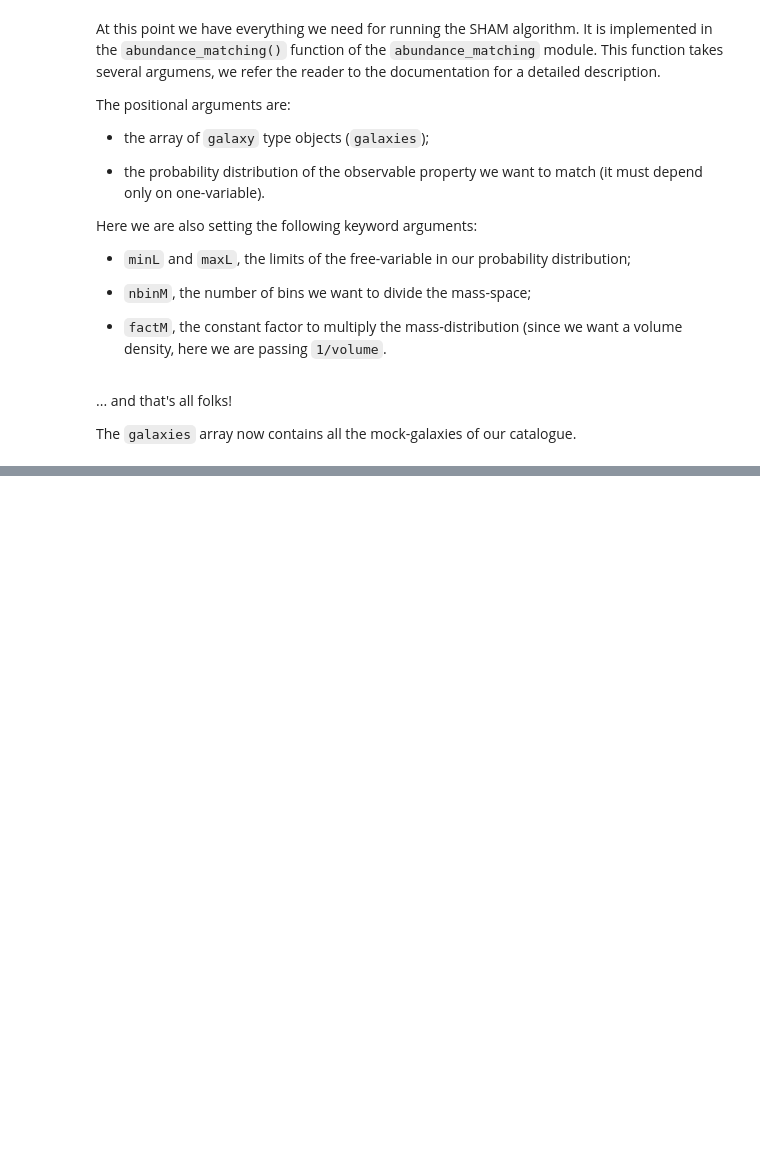
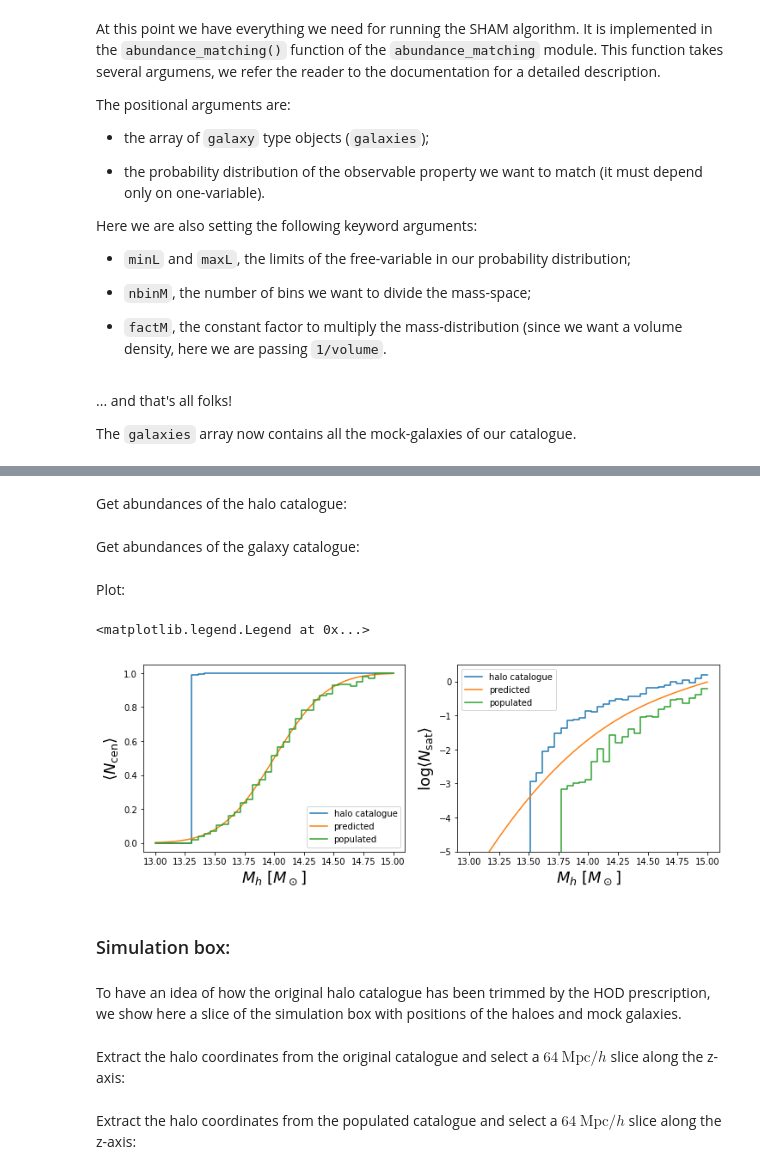
Before and after one commit to TommasoRonconi/scampy, a Jupyter notebook: examples/scampy_quickstart.ipynb, the cells around one changed output, grey strips where cells are left out. Drawn from its saved outputs; the diff is of its cells as text; code cells hidden in the pictures; blank space fills up the shorter version.

```diff
--- a/examples/scampy_quickstart.ipynb
+++ b/examples/scampy_quickstart.ipynb
@@ -112,0 +129,51 @@ The `galaxies` array now contains all the mock-galaxies of our catalogue.
+# %%
+ms_binned = np.logspace( +13, +15, 40 )
+# %% [markdown]
+Get abundances of the halo catalogue:
+# %%
+Nc_hal, Ns_hal = catalogue.get_abundances( cat, ms_binned )
+# %% [markdown]
+Get abundances of the galaxy catalogue:
+# %%
+Nc_gxy, Ns_gxy = catalogue.get_abundances( gxy_cat, ms_binned )
+# %% [markdown]
+Plot:
+# %%
+fig = plt.figure( figsize = ( 12, 4 ) )
+ax1 = fig.add_subplot( 121 )
+
+ax1.set_xlabel('$M_h$ $[M_\\odot]$', fontsize=18)
+ax1.set_ylabel('$\\langle N_\\mathrm{cen} \\rangle$', fontsize=18)
+
+ax1.step( np.log10( ms_binned ), Nc_hal,
+          label = 'halo catalogue' )
+ax1.plot( np.log10( ms_binned ), [ ocp.Ncen( mm ) for mm in ms_binned ],
+          label = 'predicted' )
+ax1.step( np.log10( ms_binned ), Nc_gxy,
+          label = 'populated' )
+
+ax1.legend()
+
+ax2 = fig.add_subplot( 122 )
+
+ax2.set_ylim( [ -5, 0.5 ] )
+ax2.set_xlabel('$M_h$ $[M_\\odot]$', fontsize=18)
+ax2.set_ylabel('$\\log \\langle N_\\mathrm{sat} \\rangle$', fontsize=18)
+
+ax2.step( np.log10( ms_binned ), np.log10( Ns_hal + 1.e-7 ),
+          label = 'halo catalogue' )
+ax2.plot( np.log10( ms_binned ), np.log10( [ ocp.Nsat( mm ) for mm in ms_binned ] ),
+          label = 'predicted' )
+ax2.step( np.log10( ms_binned ), np.log10( Ns_gxy + 1.e-7 ),
+          label = 'populated' )
+
+ax2.legend()
+# %% [output]
+<matplotlib.legend.Legend at 0x...>
+[figure, added]
+# %% [markdown]
+### Simulation box:
+# %% [markdown]
+To have an idea of how the original halo catalogue has been trimmed by the HOD prescription, we show here a slice of the simulation box with positions of the haloes and mock galaxies.
+# %% [markdown]
+Extract the halo coordinates from the original catalogue and select a $64\ \text{Mpc}/h$ slice along the z-axis:
@@ -112,0 +183,2 @@ The `galaxies` array now contains all the mock-galaxies of our catalogue.
+# %% [markdown]
+Extract the halo coordinates from the populated catalogue and select a $64\ \text{Mpc}/h$ slice along the z-axis:
```
Also changed, not shown: parts of 20 cells of this notebook.
